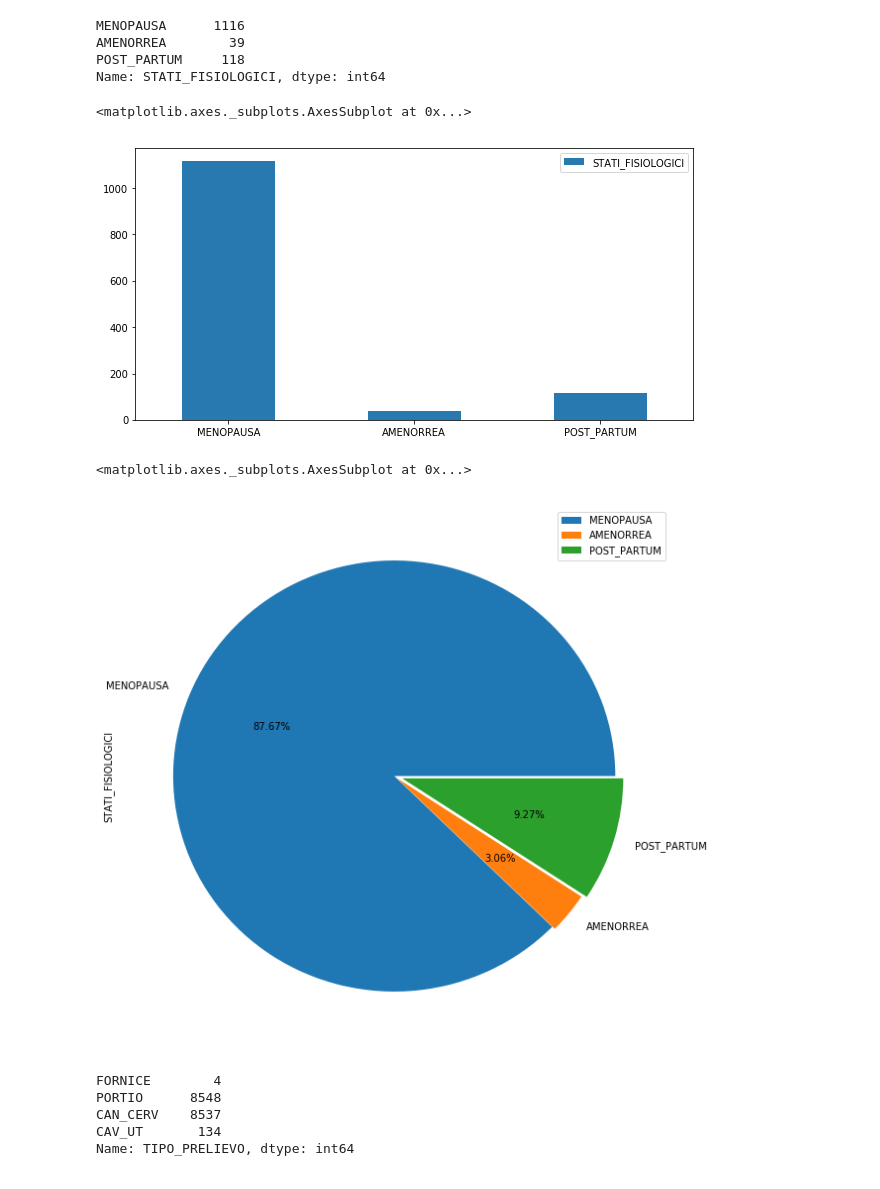
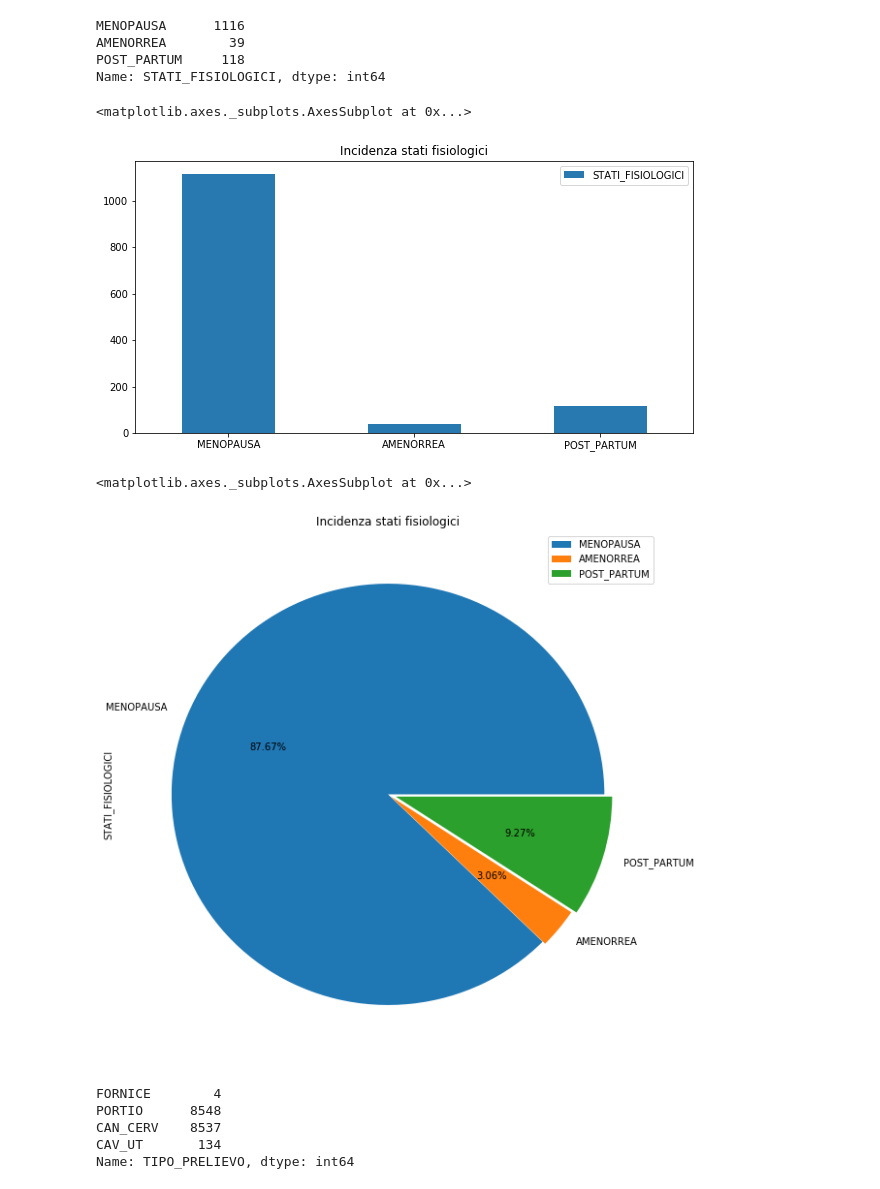
Before and after one commit to Nimerya/Cytological-Reports-Analysis, a Jupyter notebook: exploratory_analysis.ipynb, the cells around one changed output. Saved outputs shown, nothing was run; the diff lists cells and outputs as text; code cells hidden in the pictures.

```diff
--- a/exploratory_analysis.ipynb
+++ b/exploratory_analysis.ipynb
@@ -512,17 +542,20 @@ AMENORREA        39
 POST_PARTUM     118
 Name: STATI_FISIOLOGICI, dtype: int64
 # %%
-STATI_FISIOLOGICI.plot(kind='bar', legend = True, figsize=(10,5), rot=0, color='#2879b0')
+title_stati_fisiologici = 'Incidenza stati fisiologici'
+STATI_FISIOLOGICI.plot(kind='bar', title = title_stati_fisiologici,\
+                       legend = True, figsize=(10,5), rot=0, color='#2879b0')
 # %% [output]
 <matplotlib.axes._subplots.AxesSubplot at 0x...>
-[figure, old version]
+[figure, new version]
 # %%
 STATI_FISIOLOGICI.plot(kind='pie', figsize=(10,10), legend=True,\
-                explode = explode[:len(STATI_FISIOLOGICI)],\
-                autopct='%1.2f%%', startangle=0)
+                       explode = explode[:len(STATI_FISIOLOGICI)],\
+                       title = title_stati_fisiologici,\
+                       autopct='%1.2f%%', startangle=0)
 # %% [output]
 <matplotlib.axes._subplots.AxesSubplot at 0x...>
-[figure, old version]
+[figure, new version]
 # %%
 N_FORNICE = len(df[df['FORNICE'] == True])
 N_PORTIO = len(df[df['PORTIO'] == True])
```
Also changed, not shown: parts of 44 cells of this notebook.
